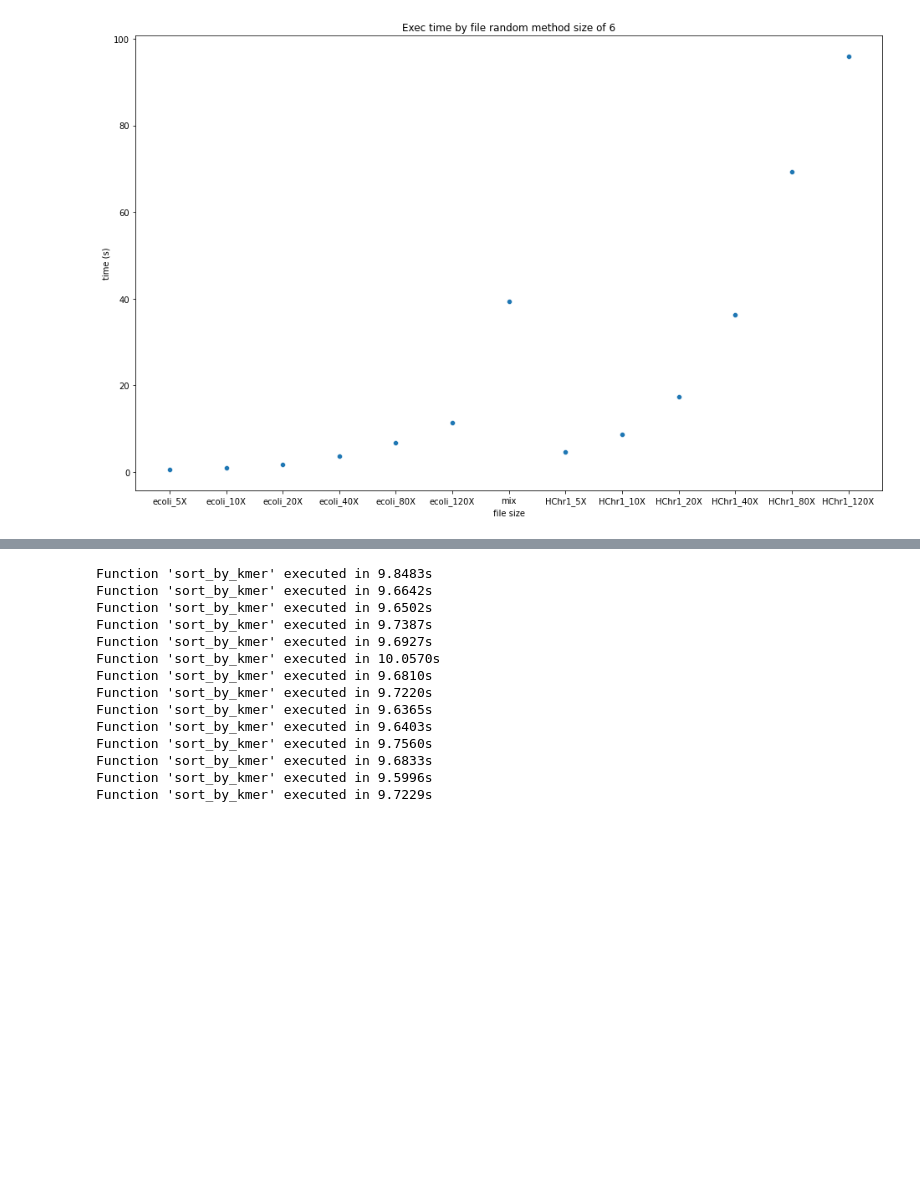
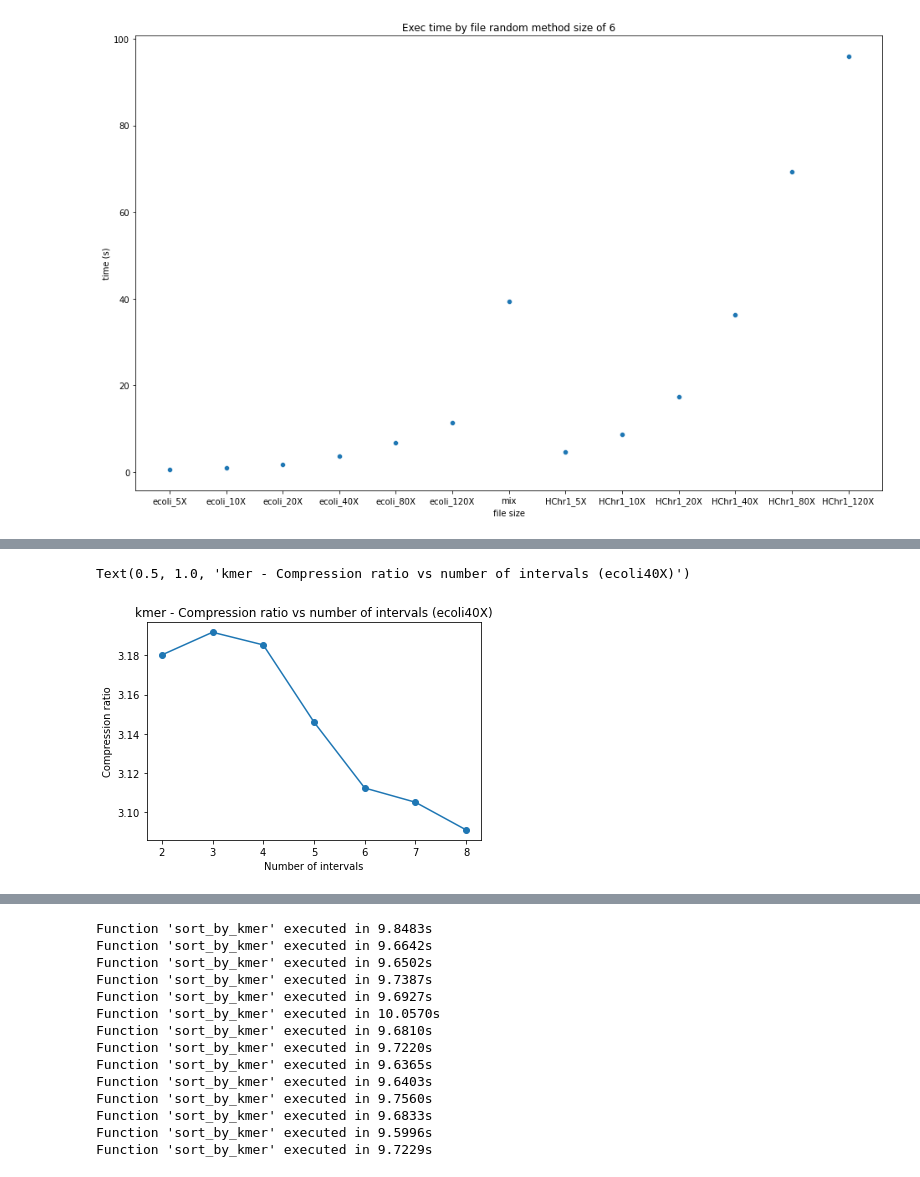
Before and after one commit to atoffano/reads-compression-optimization, a Jupyter notebook: kmer_log.ipynb, the cells around one changed output, grey strips where cells are left out. Saved outputs shown, nothing was run; the diff lists cells and outputs as text; code cells hidden in the pictures; blank space fills up the shorter version.

```diff
--- a/kmer_log.ipynb
+++ b/kmer_log.ipynb
@@ -168,0 +165,13 @@ Function 'sort_by_kmer' executed in 215.0600s
+# %%
+rate_by_int = []
+time_by_int = []
+
+for inter in INT_NUM:
+    kwargs = {"infile" : "data/ecoli_100Kb_reads_40x.fasta",
+    "compare_to":"data/headerless/ecoli_100Kb_reads_40x.fasta.headerless.gz",
+    "delete" : True,
+    "method" : "kmer_sort",
+    "intervals_number" : inter}
+    log = read_sort_main(**kwargs)
+    rate_by_int.append(float(log["rate"]))
+    time_by_int.append(log["time"])
@@ -168,0 +196,10 @@ Function 'sort_by_kmer' executed in 215.0600s
+# %%
+plt.plot(INT_NUM, rate_by_int,  'o-')
+
+plt.ticklabel_format(style='plain')
+plt.xlabel('Number of intervals')
+plt.ylabel('Compression ratio')
+plt.title('kmer - Compression ratio vs number of intervals (ecoli40X)')
+# %% [output]
+Text(0.5, 1.0, 'kmer - Compression ratio vs number of intervals (ecoli40X)')
+[figure, added]
```
Also changed, not shown: parts of 5 cells of this notebook, 2 other files.
